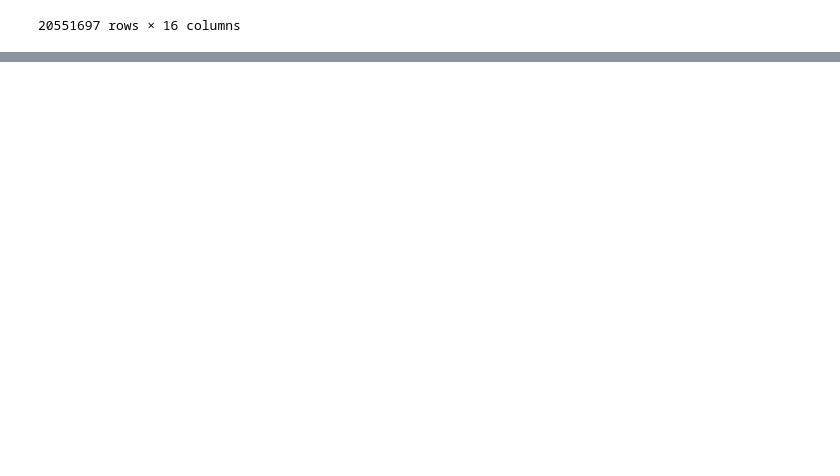
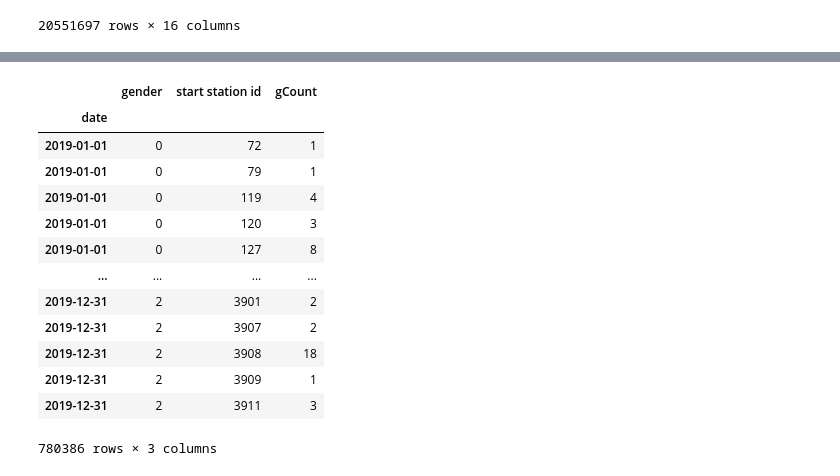
Before and after one commit to theaddies/tableau-challenge, a Jupyter notebook: prepare_2019_data_usertype.ipynb, the cells around one changed output, grey strips where cells are left out. Cells and saved outputs as stored; diff of their text form; code cells hidden in the pictures; blank space fills up the shorter version.

```diff
--- a/prepare_2019_data_usertype.ipynb
+++ b/prepare_2019_data_usertype.ipynb
@@ -311,37 +192,0 @@ len(bike_df['gender'])
-# %%
-# iterate over rows with iterrows()
-i = 0
-for index, row in gender_subscriber_df.head(100).iterrows():
-    i=i+1
-    #print(row)
-    #print(index)
-    #print('usertype', bike_df.loc[index, 'usertype'])
-    #print('gender', bike_df.loc[index, 'gender'])
-    if row['usertype'] == 'Subscriber':
-        gender_subscriber_df.loc[index, 'subscriber'] = 1
-        gender_subscriber_df.loc[index, 'customer'] = 0
-    elif row['usertype'] == 'Customer':
-        gender_subscriber_df.loc[index, 'subscriber'] = 0
-        gender_subscriber_df.loc[index, 'customer'] = 1
-    else:
-        gender_subscriber_df.loc[index, 'subscriber'] = 0
-        gender_subscriber_df.loc[index, 'customer'] = 0
-
-    if row['gender'] == 1:
-        gender_subscriber_df.loc[index, 'male'] = 1
-        gender_subscriber_df.loc[index, 'female'] = 0
-    elif row['gender'] == 2:
-        gender_subscriber_df.loc[index, 'female'] = 1
-        gender_subscriber_df.loc[index, 'male'] = 0
-    else:
-        gender_subscriber_df.loc[index, 'female'] = 0
-        gender_subscriber_df.loc[index, 'male'] = 0
-
-    if i == 10:
-        print('i=', i)
-        i = 0
-
-    #print('male', bike_df.loc[index, 'male'])
-    #print('female', bike_df.loc[index, 'female'])
-    #print('subscriber', bike_df.loc[index, 'subscriber'])
-    #print('customer', bike_df.loc[index, 'customer'])
@@ -436,0 +193,19 @@ bike_df.drop(columns = [(0, 'customer')])
+# %%
+gender_count_df = gender_subscriber_df.groupby(['date','gender', 'start station id']).count().rename(columns = {'usertype': 'gCount'}).reset_index(level = [1, 2])
+# %%
+gender_count_df
+# %% [output]
+|  | gender | start station id | gCount |
+| date |  |  |  |
+| 2019-01-01 | 0 | 72 | 1 |
+| 2019-01-01 | 0 | 79 | 1 |
+| 2019-01-01 | 0 | 119 | 4 |
+| 2019-01-01 | 0 | 120 | 3 |
+| 2019-01-01 | 0 | 127 | 8 |
+| ... | ... | ... | ... |
+| 2019-12-31 | 2 | 3901 | 2 |
+| 2019-12-31 | 2 | 3907 | 2 |
+| 2019-12-31 | 2 | 3908 | 18 |
+| 2019-12-31 | 2 | 3909 | 1 |
+| 2019-12-31 | 2 | 3911 | 3 |
+780386 rows × 3 columns
```
Also changed, not shown: parts of 25 cells of this notebook, 1 other file.
